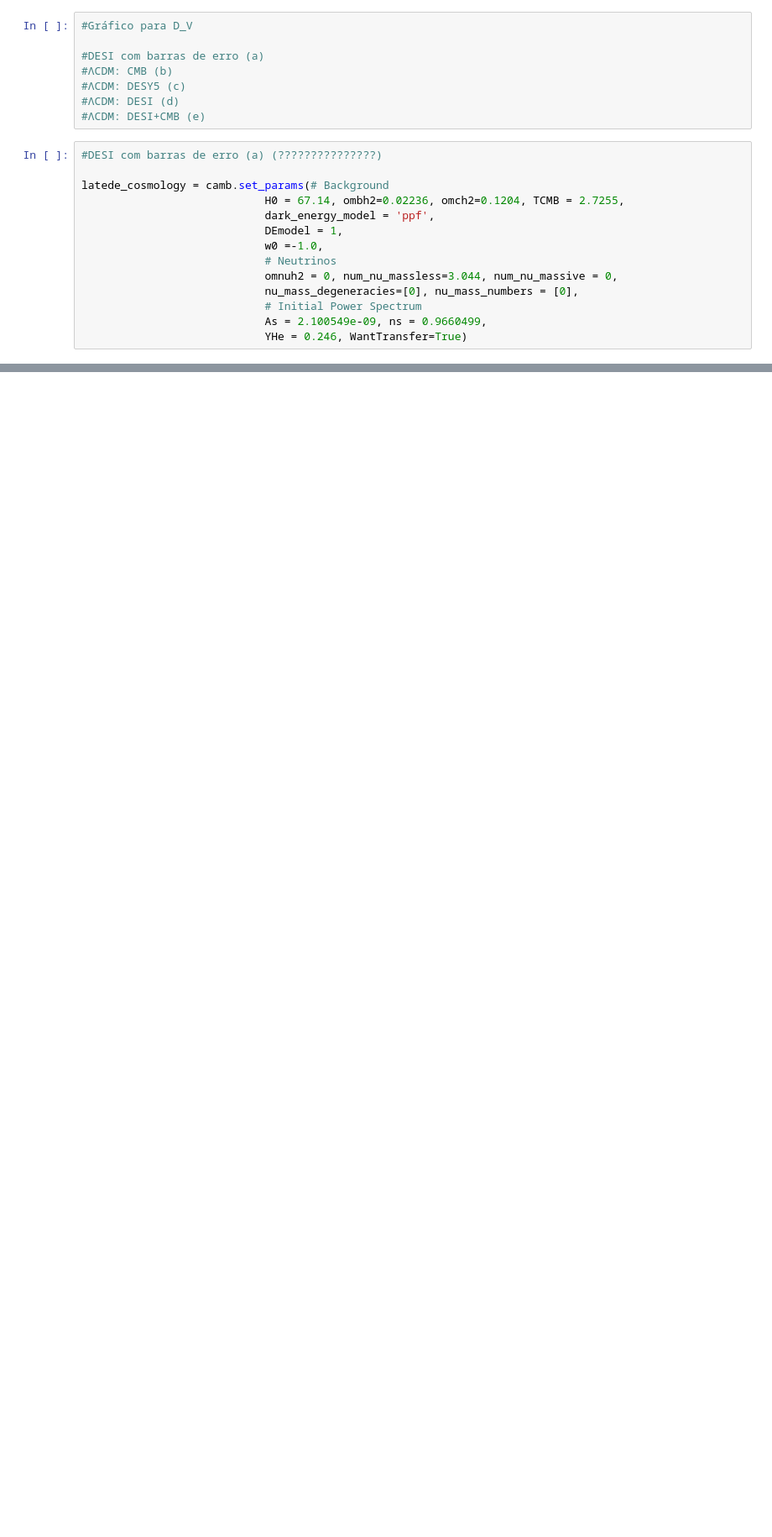
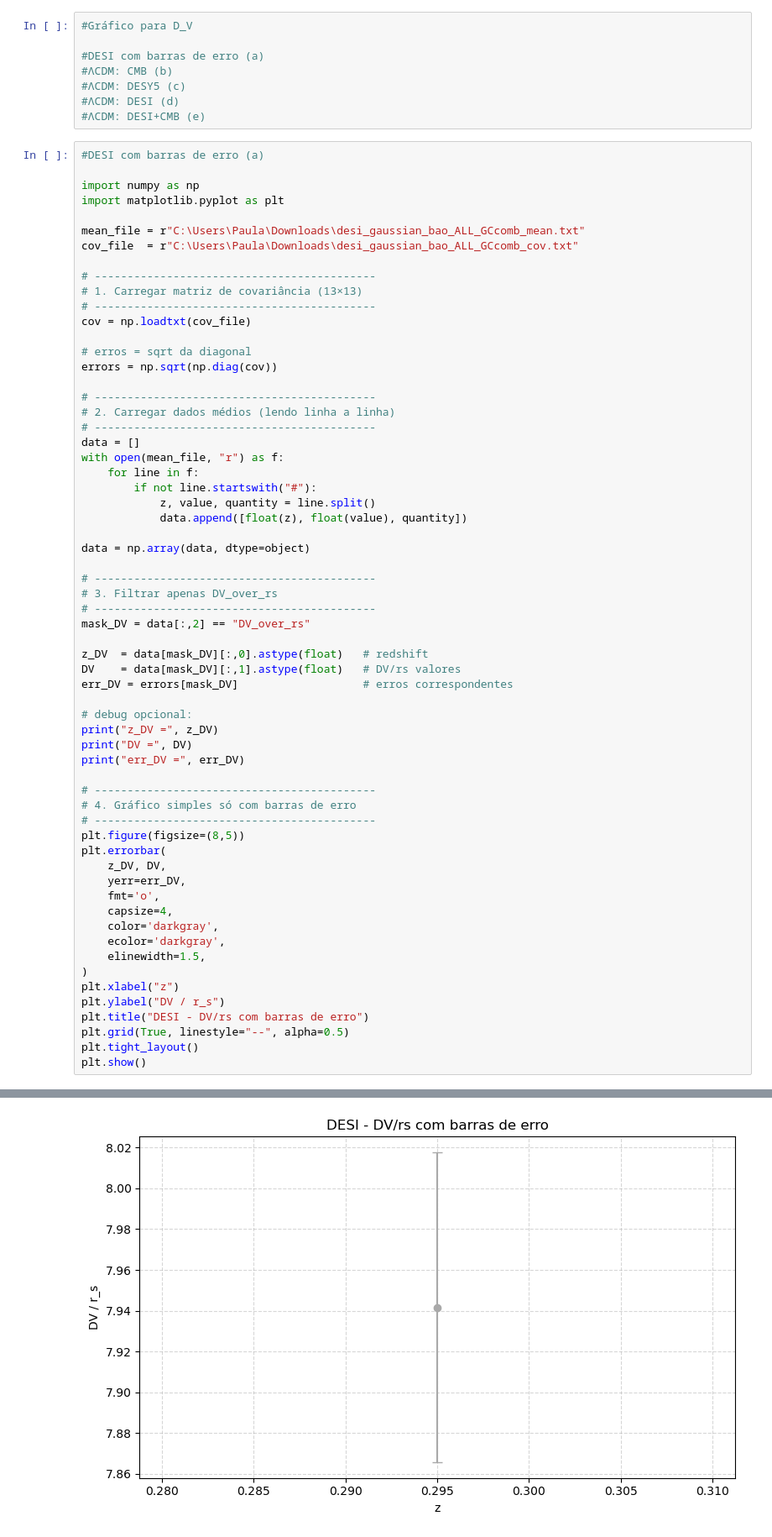
Before and after one commit to paulamachado295/Projeto_LateDE, a Jupyter notebook: Gráfico_Fig13_DESI_DR2.ipynb, the cells around one changed output, grey strips where cells are left out. Shown: that part at 84% size. Cells and saved outputs as stored; diff of their text form; blank space fills up the shorter version.

```diff
--- a/Gráfico_Fig13_DESI_DR2.ipynb
+++ b/Gráfico_Fig13_DESI_DR2.ipynb
@@ -51,16 +55,65 @@ DV_fid = ((z_fid * (DM_fid**2) * DH_fid)**(1/3))  # combinação isotrópica
 #ΛCDM: DESI (d)
 #ΛCDM: DESI+CMB (e)
 # %%
-#DESI com barras de erro (a) (???????????????)
+#DESI com barras de erro (a)
 
-latede_cosmology = camb.set_params(# Background
-                            H0 = 67.14, ombh2=0.02236, omch2=0.1204, TCMB = 2.7255,
-                            dark_energy_model = 'ppf',
-                            DEmodel = 1,
-                            w0 =-1.0,
-                            # Neutrinos
-                            omnuh2 = 0, num_nu_massless=3.044, num_nu_massive = 0,
-                            nu_mass_degeneracies=[0], nu_mass_numbers = [0],
-                            # Initial Power Spectrum
-                            As = 2.100549e-09, ns = 0.9660499,
-                            YHe = 0.246, WantTransfer=True)
+import numpy as np
+import matplotlib.pyplot as plt
+
+mean_file = r"C:\Users\Paula\Downloads\desi_gaussian_bao_ALL_GCcomb_mean.txt"
+cov_file  = r"C:\Users\Paula\Downloads\desi_gaussian_bao_ALL_GCcomb_cov.txt"
+
+# -------------------------------------------
+# 1. Carregar matriz de covariância (13×13)
+# -------------------------------------------
+cov = np.loadtxt(cov_file)
+
+# erros = sqrt da diagonal
+errors = np.sqrt(np.diag(cov))
+
+# -------------------------------------------
+# 2. Carregar dados médios (lendo linha a linha)
+# -------------------------------------------
+data = []
+with open(mean_file, "r") as f:
+    for line in f:
+        if not line.startswith("#"):
+            z, value, quantity = line.split()
+            data.append([float(z), float(value), quantity])
+
+data = np.array(data, dtype=object)
+
+# -------------------------------------------
+# 3. Filtrar apenas DV_over_rs
+# -------------------------------------------
+mask_DV = data[:,2] == "DV_over_rs"
+
+z_DV  = data[mask_DV][:,0].astype(float)   # redshift
+DV    = data[mask_DV][:,1].astype(float)   # DV/rs valores
+err_DV = errors[mask_DV]                   # erros correspondentes
+
+# debug opcional:
+print("z_DV =", z_DV)
+print("DV =", DV)
+print("err_DV =", err_DV)
+
+# -------------------------------------------
+# 4. Gráfico simples só com barras de erro
+# -------------------------------------------
+plt.figure(figsize=(8,5))
+plt.errorbar(
+    z_DV, DV,
+    yerr=err_DV,
+    fmt='o',
+    capsize=4,
+    color='darkgray',
+    ecolor='darkgray',
+    elinewidth=1.5,
+)
+plt.xlabel("z")
+plt.ylabel("DV / r_s")
+plt.title("DESI - DV/rs com barras de erro")
+plt.grid(True, linestyle="--", alpha=0.5)
+plt.tight_layout()
+plt.show()
+# %% [output]
@@ -66,0 +123 @@ latede_cosmology = camb.set_params(# Background
+[figure, added]
```
Also changed, not shown: parts of 15 cells of this notebook.
